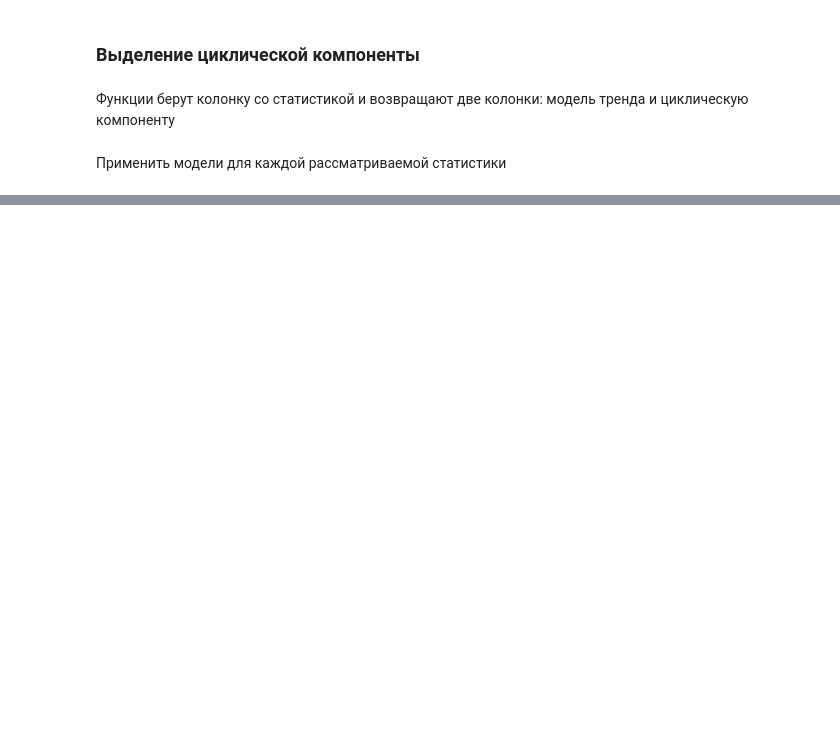
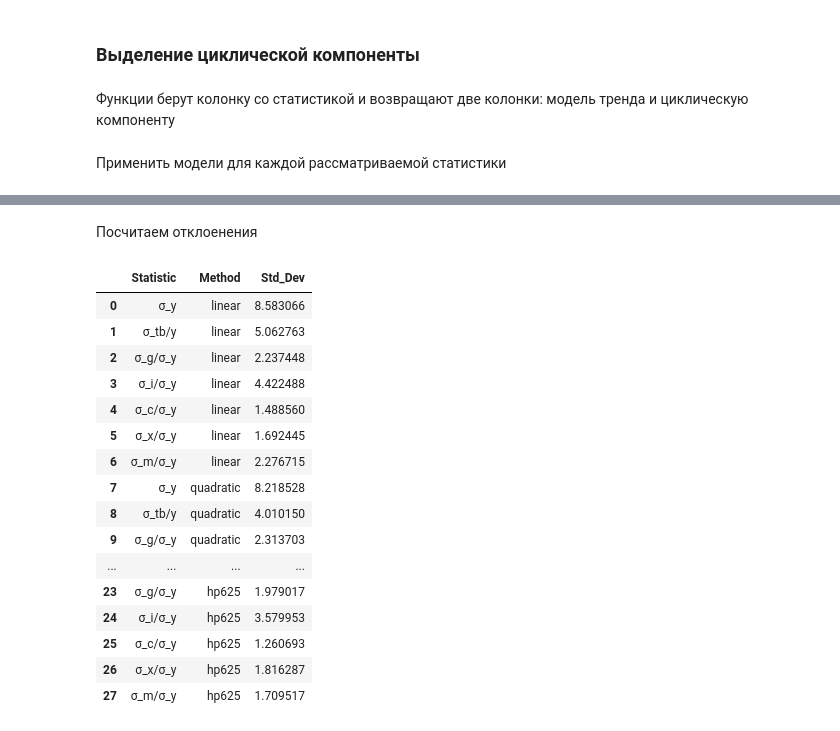
Before and after one commit to tobaffoon/CycleEvaluation, a Jupyter notebook: main.ipynb, the cells around one changed output, grey strips where cells are left out. Cells and saved outputs as stored; diff of their text form; code cells hidden in the pictures; blank space fills up the shorter version.

Commit message:
Add std calculations and improve statistics formulas

```diff
--- a/main.ipynb
+++ b/main.ipynb
@@ -319,0 +269,5 @@ def hp_filter_detrending(series, lamb=100):
+# %%
+usa_dedf = compute_all_detrending(usa_df)
+greece_dedf = compute_all_detrending(greece_df)
+car_dedf = compute_all_detrending(car_df)
+usa_dedf
@@ -319,0 +289,75 @@ def hp_filter_detrending(series, lamb=100):
+# %% [markdown]
+Посчитаем отклоенения
+# %%
+simple_deviation_statistics_names = [gdp_name, 'trade_balance_share']
+
+relative_deviation_statistics_names = [
+    'gov_spending', 'investment', 'house_consumption', 'export', 'import']
+
+short_names = {
+    gdp_name: 'y',
+    'trade_balance_share': 'tb/y',
+    'gov_spending': 'g',
+    'investment': 'i',
+    'house_consumption': 'с',
+    'export': 'x',
+    'import': 'm'
+}
+# %%
+def calculate_business_cycle_statistics(df):
+    stats_data = []
+
+    for method in method_names:
+        for statictic in simple_deviation_statistics_names:
+            column_name = f'{statictic}_{method}_cyclical'
+            series = df[column_name]
+
+            std = np.std(series) * 100
+            stats_dict = {
+                'Statistic': f'σ_{short_names[statictic]}',
+                'Method': method,
+                'Std_Dev': std
+            }
+            stats_data.append(stats_dict)
+
+            if statictic == gdp_name:
+                gdp_std = std
+
+        for statictic in relative_deviation_statistics_names:
+            column_name = f'{statictic}_{method}_cyclical'
+            series = df[column_name]
+
+            std = np.std(series) * 100
+            stats_dict = {
+                'Statistic': f'σ_{short_names[statictic]}/σ_{short_names[gdp_name]}',
+                'Method': method,
+                'Std_Dev': std / gdp_std
+            }
+            stats_data.append(stats_dict)
+
+    stats_df = pd.DataFrame(stats_data)
+
+    return stats_df
+
+usa_stds = calculate_business_cycle_statistics(usa_dedf)
+greece_stds = calculate_business_cycle_statistics(greece_dedf)
+car_stds = calculate_business_cycle_statistics(car_dedf)
+car_stds
+# %% [output]
+|  | Statistic | Method | Std_Dev |
+| 0 | σ_y | linear | 8.583066 |
+| 1 | σ_tb/y | linear | 5.062763 |
+| 2 | σ_g/σ_y | linear | 2.237448 |
+| 3 | σ_i/σ_y | linear | 4.422488 |
+| 4 | σ_с/σ_y | linear | 1.488560 |
+| 5 | σ_x/σ_y | linear | 1.692445 |
+| 6 | σ_m/σ_y | linear | 2.276715 |
+| 7 | σ_y | quadratic | 8.218528 |
+| 8 | σ_tb/y | quadratic | 4.010150 |
+| 9 | σ_g/σ_y | quadratic | 2.313703 |
+| ... | ... | ... | ... |
+| 23 | σ_g/σ_y | hp625 | 1.979017 |
+| 24 | σ_i/σ_y | hp625 | 3.579953 |
+| 25 | σ_с/σ_y | hp625 | 1.260693 |
+| 26 | σ_x/σ_y | hp625 | 1.816287 |
+| 27 | σ_m/σ_y | hp625 | 1.709517 |
```
Also changed, not shown: parts of 7 cells of this notebook.
